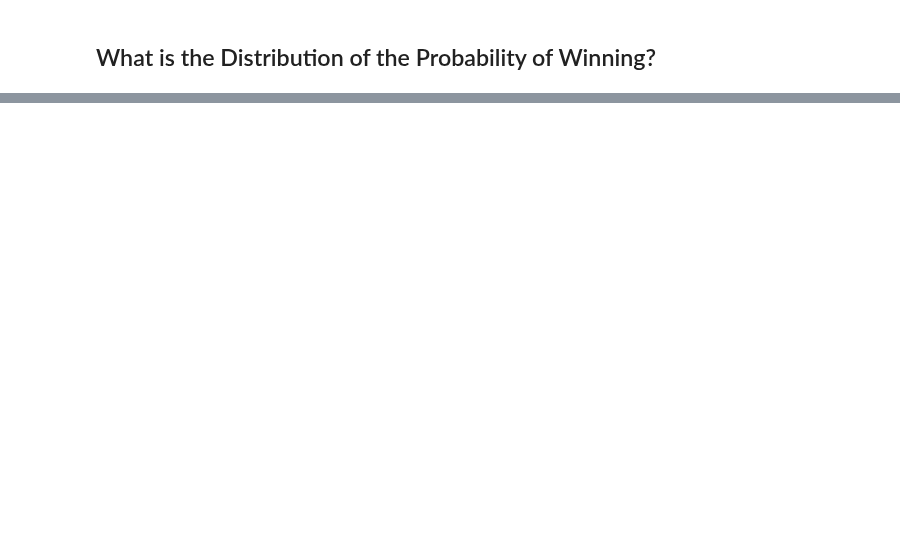
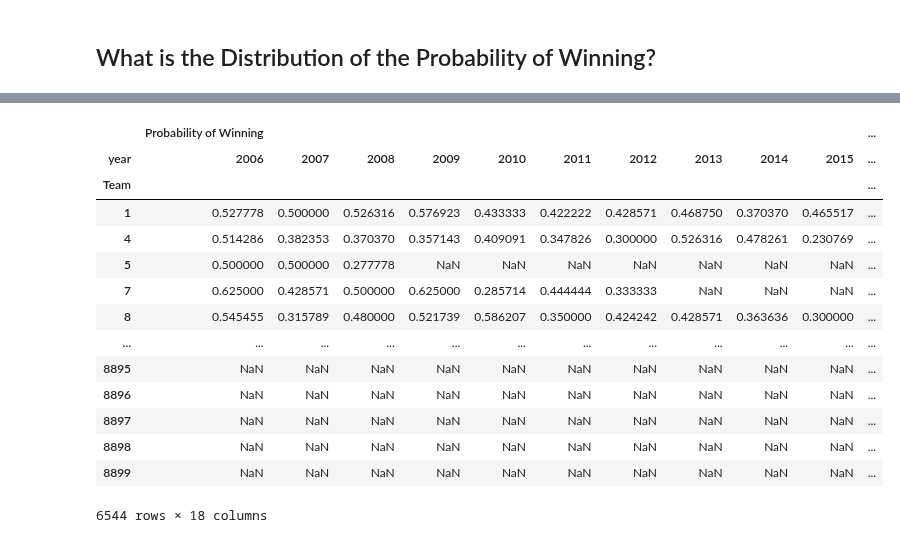
Before and after one commit to FairportRobotics/game-intelligence, a Jupyter notebook: exploratory-data-analysis.ipynb, the cells around one changed output, grey strips where cells are left out. Cells and saved outputs as stored; diff of their text form; code cells hidden in the pictures; blank space fills up the shorter version.

```diff
--- a/exploratory-data-analysis.ipynb
+++ b/exploratory-data-analysis.ipynb
@@ -126,0 +198,19 @@ Text(0.5, 1.0, 'Most Teams Loose the Match')
+# %%
+p_win = wins_by_year[["Team", "year", "Probability of Winning"]].pivot(index="Team", columns="year")
+p_win
+# %% [output]
+|  | Probability of Winning |  |  |  |  |  |  |  |  |  | ... |
+| year | 2006 | 2007 | 2008 | 2009 | 2010 | 2011 | 2012 | 2013 | 2014 | 2015 | ... |
+| Team |  |  |  |  |  |  |  |  |  |  | ... |
+| 1 | 0.527778 | 0.500000 | 0.526316 | 0.576923 | 0.433333 | 0.422222 | 0.428571 | 0.468750 | 0.370370 | 0.465517 | ... |
+| 4 | 0.514286 | 0.382353 | 0.370370 | 0.357143 | 0.409091 | 0.347826 | 0.300000 | 0.526316 | 0.478261 | 0.230769 | ... |
+| 5 | 0.500000 | 0.500000 | 0.277778 | NaN | NaN | NaN | NaN | NaN | NaN | NaN | ... |
+| 7 | 0.625000 | 0.428571 | 0.500000 | 0.625000 | 0.285714 | 0.444444 | 0.333333 | NaN | NaN | NaN | ... |
+| 8 | 0.545455 | 0.315789 | 0.480000 | 0.521739 | 0.586207 | 0.350000 | 0.424242 | 0.428571 | 0.363636 | 0.300000 | ... |
+| ... | ... | ... | ... | ... | ... | ... | ... | ... | ... | ... | ... |
+| 8895 | NaN | NaN | NaN | NaN | NaN | NaN | NaN | NaN | NaN | NaN | ... |
+| 8896 | NaN | NaN | NaN | NaN | NaN | NaN | NaN | NaN | NaN | NaN | ... |
+| 8897 | NaN | NaN | NaN | NaN | NaN | NaN | NaN | NaN | NaN | NaN | ... |
+| 8898 | NaN | NaN | NaN | NaN | NaN | NaN | NaN | NaN | NaN | NaN | ... |
+| 8899 | NaN | NaN | NaN | NaN | NaN | NaN | NaN | NaN | NaN | NaN | ... |
+6544 rows × 18 columns
```
Also changed, not shown: parts of 9 cells of this notebook, 1 other file.
